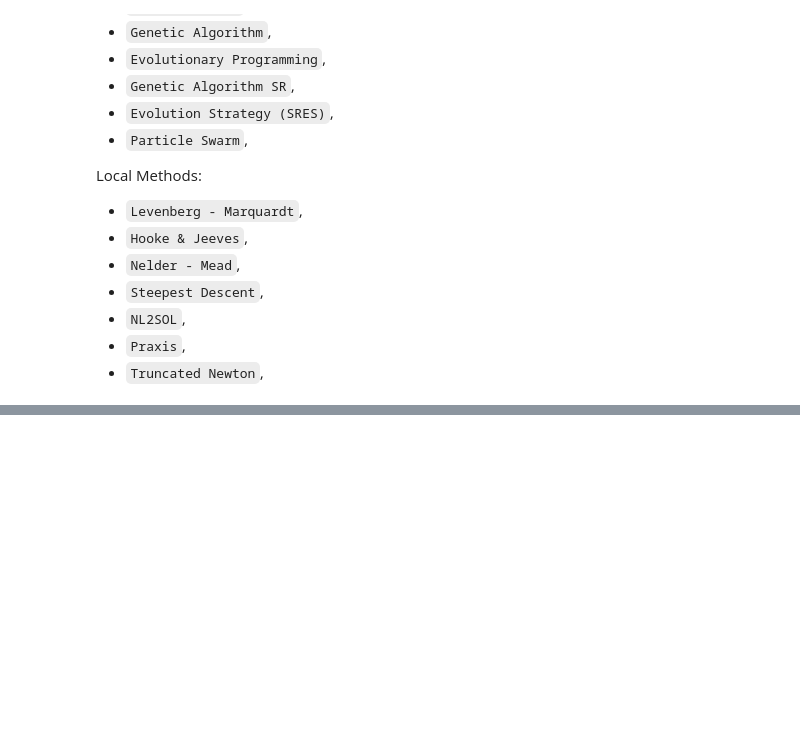
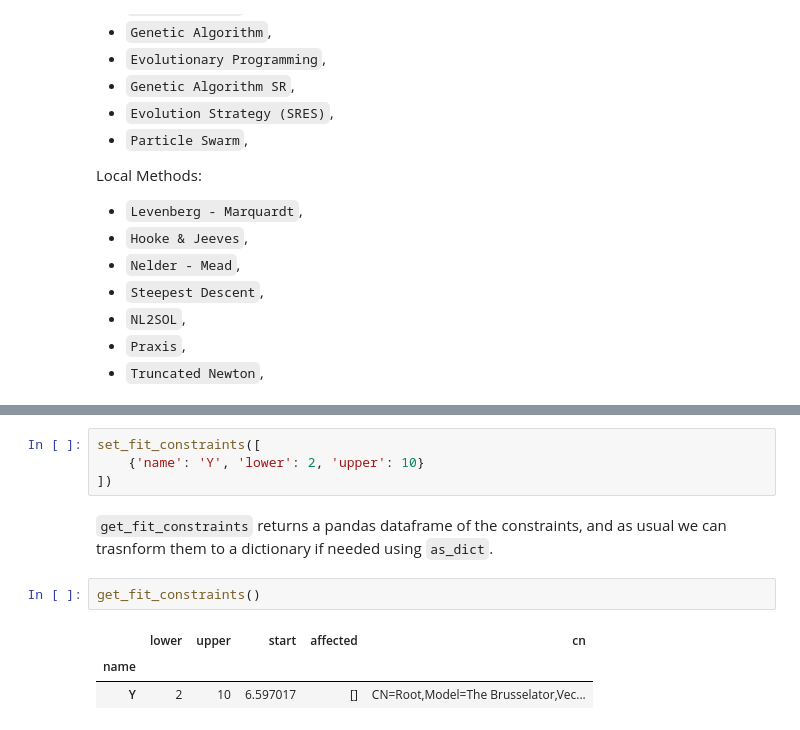
Before and after one commit to copasi/basico, a Jupyter notebook: docs/notebooks/Setting_up_Parameter_Estimation.ipynb, the cells around one changed output, grey strips where cells are left out. Cells and saved outputs as stored; diff of their text form; blank space fills up the shorter version.

Commit message:
- add support for constraints in opt and fitproblems
requires newer python-copasi (4.41+) package.

```diff
--- a/docs/notebooks/Setting_up_Parameter_Estimation.ipynb
+++ b/docs/notebooks/Setting_up_Parameter_Estimation.ipynb
@@ -181,0 +189,12 @@ plot_per_dependent_variable();
+# %%
+set_fit_constraints([
+    {'name': 'Y', 'lower': 2, 'upper': 10}
+])
+# %% [markdown]
+`get_fit_constraints` returns a pandas dataframe of the constraints, and as usual we can trasnform them to a dictionary if needed using `as_dict`.
+# %%
+get_fit_constraints()
+# %% [output]
+|  | lower | upper | start | affected | cn |
+| name |  |  |  |  |  |
+| Y | 2 | 10 | 6.597017 | [] | CN=Root,Model=The Brusselator,Vec... |
```
Also changed, not shown: parts of 16 cells of this notebook, 4 other files.
